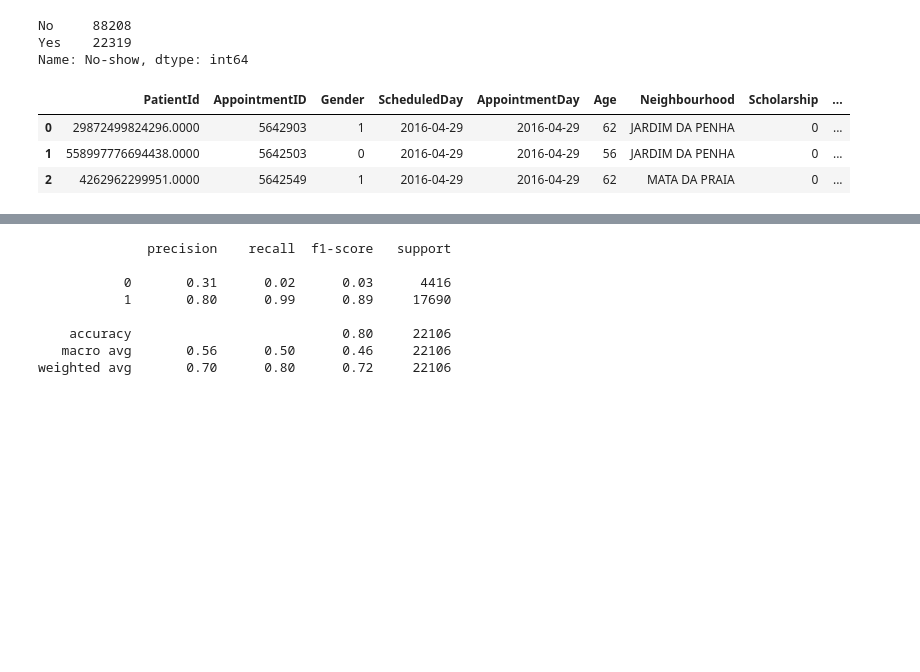
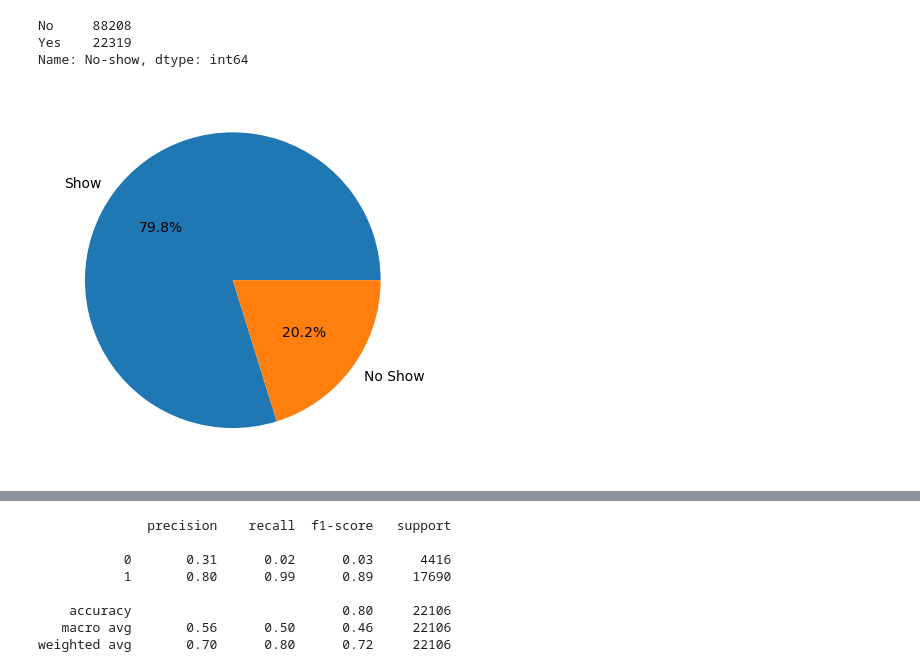
Before and after one commit to tammybenamitay/noshows, a Jupyter notebook: noshows.ipynb, the cells around one changed output, grey strips where cells are left out. Cells and saved outputs as stored; diff of their text form; code cells hidden in the pictures; blank space fills up the shorter version.

```diff
--- a/noshows.ipynb
+++ b/noshows.ipynb
@@ -111,4 +83,9 @@ df["No-show"].value_counts()
 No     88208
 Yes    22319
 Name: No-show, dtype: int64
+# %%
+plt.pie(orig["No-show"].value_counts(), labels=["Show", "No Show"], autopct="%.01f%%")
+plt.show()
+# %% [output]
+[figure, added]
 # %%
@@ -117,12 +96,3 @@ df["Gender"] = df["Gender"].map({"M":0, "F": 1})
 # %%
 df["ScheduledDay"] = df["ScheduledDay"].astype('datetime64[ns]').dt.date
 df["AppointmentDay"] = df["AppointmentDay"].astype('datetime64[ns]').dt.date
-(df["AppointmentDay"][0] - df["ScheduledDay"][0]).days
-
-df["scheduled_days_before"] = (df["AppointmentDay"] - df["ScheduledDay"]).apply(lambda l: l.days)
-df.head(3)
-# %% [output]
-|  | PatientId | AppointmentID | Gender | ScheduledDay | AppointmentDay | Age | Neighbourhood | Scholarship | ... |
-| 0 | 29872499824296.0000 | 5642903 | 1 | 2016-04-29 | 2016-04-29 | 62 | JARDIM DA PENHA | 0 | ... |
-| 1 | 558997776694438.0000 | 5642503 | 0 | 2016-04-29 | 2016-04-29 | 56 | JARDIM DA PENHA | 0 | ... |
-| 2 | 4262962299951.0000 | 5642549 | 1 | 2016-04-29 | 2016-04-29 | 62 | MATA DA PRAIA | 0 | ... |
```
Also changed, not shown: parts of 42 cells of this notebook.
